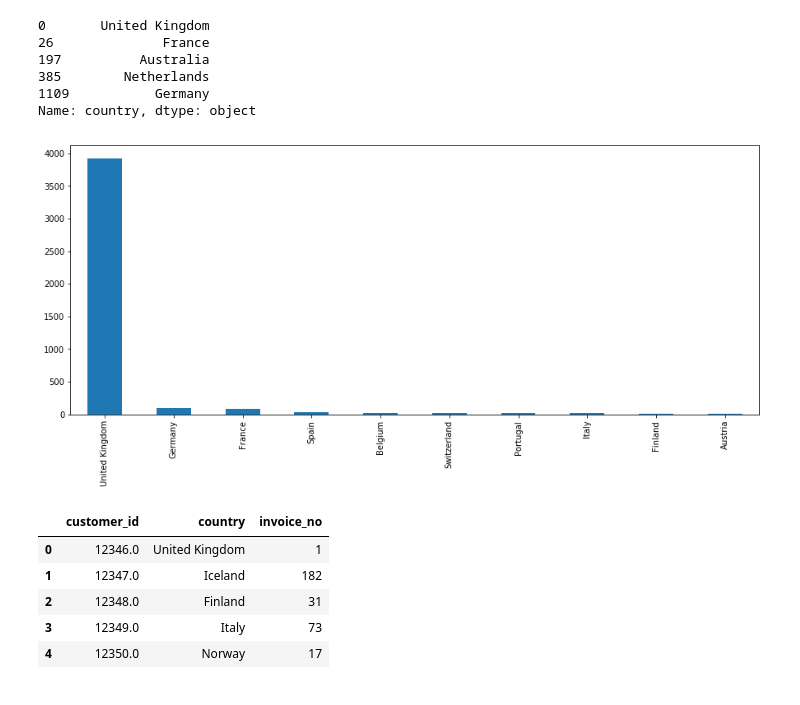
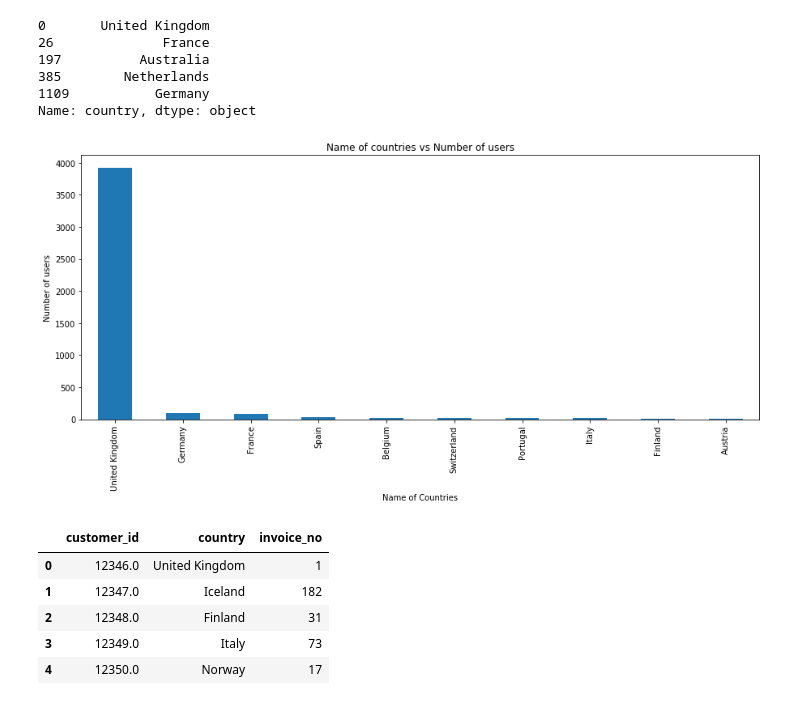
Before and after one commit to mrsaeeddev/customer-segmentation-using-rfm-matrix-technique-and-k-means-algorithm, a Jupyter notebook: customer_segmentation.ipynb, the cells around one changed output. Drawn from its saved outputs; the diff is of its cells as text; code cells hidden in the pictures.

```diff
--- a/customer_segmentation.ipynb
+++ b/customer_segmentation.ipynb
@@ -111,9 +111,12 @@ Name: country, dtype: object
 # %%
 plt.subplots(figsize=(15,6))
 filtered_data.country.value_counts()[:10].plot(kind='bar')
+plt.xlabel('Name of Countries')
+plt.ylabel('Number of users')
+plt.title('Name of countries vs Number of users')
 plt.show()
 # %% [output]
-[figure, old version]
+[figure, new version]
 # %%
 df_new.groupby(by=['customer_id','country'], as_index=False)['invoice_no'].count().head()
 # %% [output]
```
Also changed, not shown: parts of 7 cells of this notebook.
